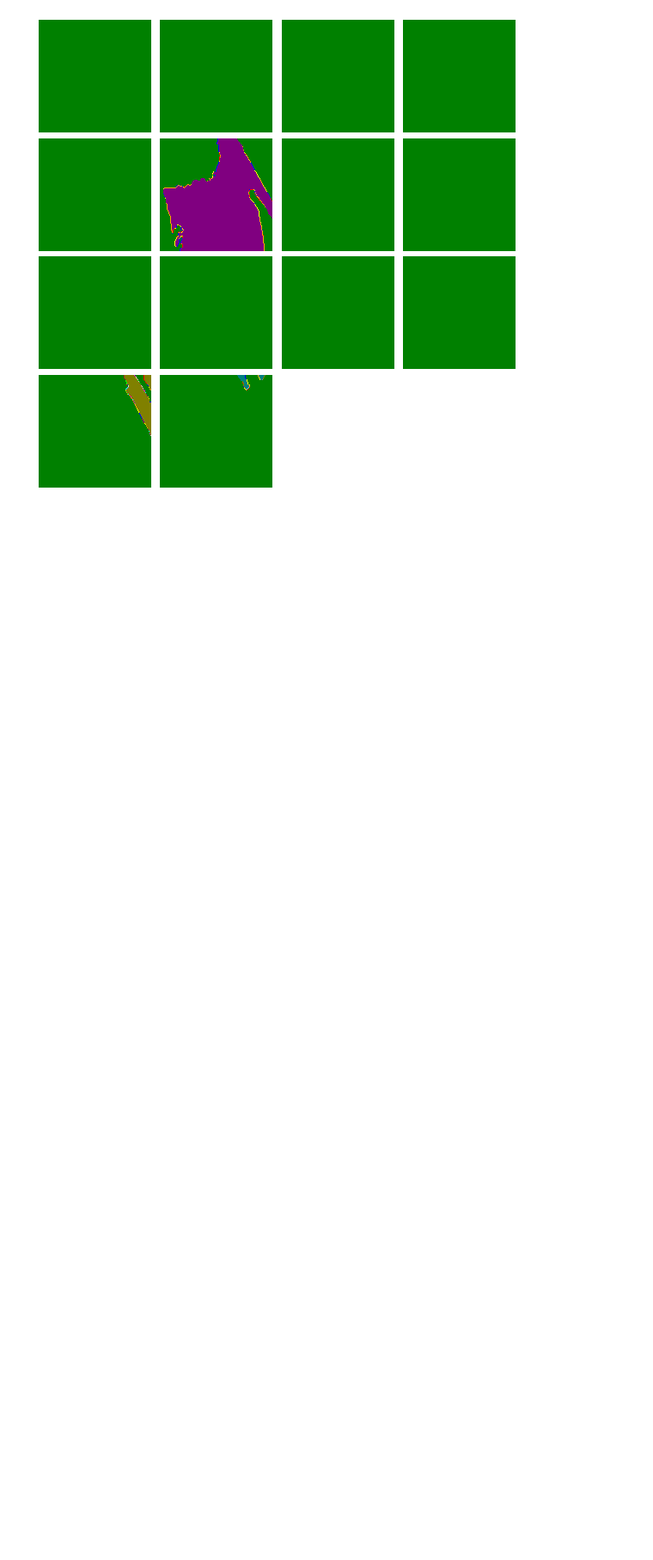
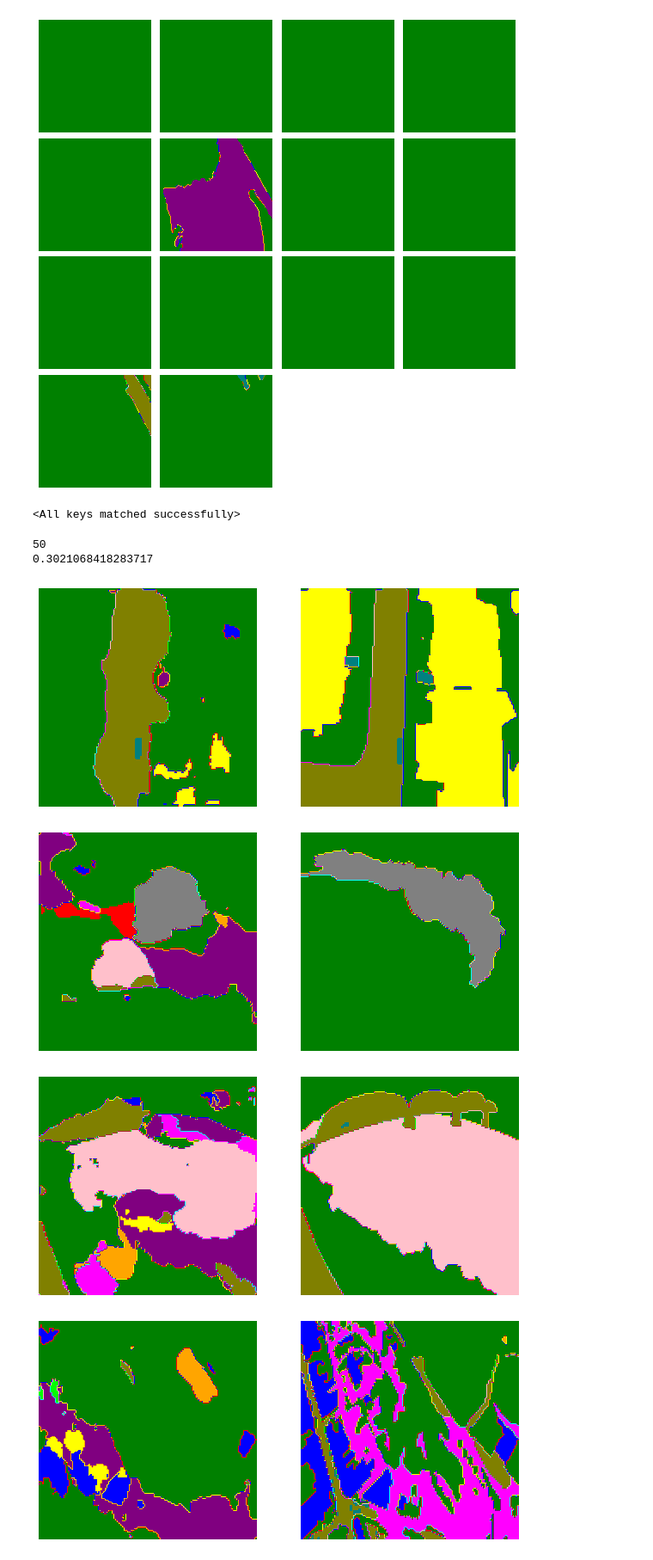
Before and after one commit to SunJacques/LPCVC-2023, a Jupyter notebook: train_test.ipynb, the cells around one changed output. Shown: that part at 86% size. Saved outputs shown, nothing was run; the diff lists cells and outputs as text; code cells hidden in the pictures; blank space fills up the shorter version.

```diff
--- a/train_test.ipynb
+++ b/train_test.ipynb
@@ -182,7 +209,9 @@ for epoch in range(1, 100):
 # %%
 torch.save(model.state_dict(), 'src/model/vanilla-lpcvc_'+str(100)+'.pth')
 # %%
-model.load_state_dict(torch.load("/home/infres/nvernier-22/project/LPCVC-2023/src/model/vanilla-lpcvc_unet_300_32.pth"))
+model.load_state_dict(torch.load("/home/infres/nvernier-22/project/LPCVC-2023/src/model/vanilla-lpcvc_unet_200_32.pth"))
+# %% [output]
+<All keys matched successfully>
 # %%
 transform = A.Compose([A.Resize(width=128, height=128, interpolation=cv2.INTER_NEAREST)])
 test_dataset = LPCVCDataset(datapath='/home/infres/nvernier-22/project/LPCVC-2023/dataset/',transform=transform, n_class=14, train=False)
@@ -199,36 +228,43 @@ test_loader = torch.utils.data.DataLoader(
 len(test_dataset)
 # %%
 
-loop = tqdm(train_loader)
+loop = tqdm(test_loader)
 
 accuracyTracker: AccuracyTracker = AccuracyTracker(n_classes=14)
+accuracyTracker.reset()
 tot_m_dice = 0
 tot = 0
 with torch.no_grad():
     for batch_idx, (data, targets) in enumerate(loop):
         tot += 1
         data = data.to(device='cuda:1')
         targets = targets.to(device='cuda:1')
 
         preds = model(data)
 
         preds = preds.cpu().data.max(1)[1].numpy()
         targets = targets.cpu().data.max(1)[1].numpy()
         preds.astype(np.uint8)
         targets.astype(np.uint8)
 
         if(batch_idx%2==0):
             fig, axes = plt.subplots(1, 2, figsize=(10, 5))
 
             # Tracé de la première image
             axes[0].imshow(preds[0], cmap=cmap, vmin=0, vmax=13)
             axes[0].axis('off')
 
             # Tracé de la deuxième image
             axes[1].imshow(targets[0], cmap=cmap, vmin=0, vmax=13)
             axes[1].axis('off')
 
-    accuracyTracker.update(targets, preds)
-    tot_m_dice += accuracyTracker.get_mean_dice()
-
-print(tot_m_dice/tot)
+        accuracyTracker.update(targets, preds)
+print(tot)
+print(accuracyTracker.get_mean_dice())
+# %% [output]
+50
+0.3021068418283717
+[figure, added]
+[figure, added]
+[figure, added]
+[figure, added]
```
Also changed, not shown: parts of 5 cells of this notebook, 3 other files.
